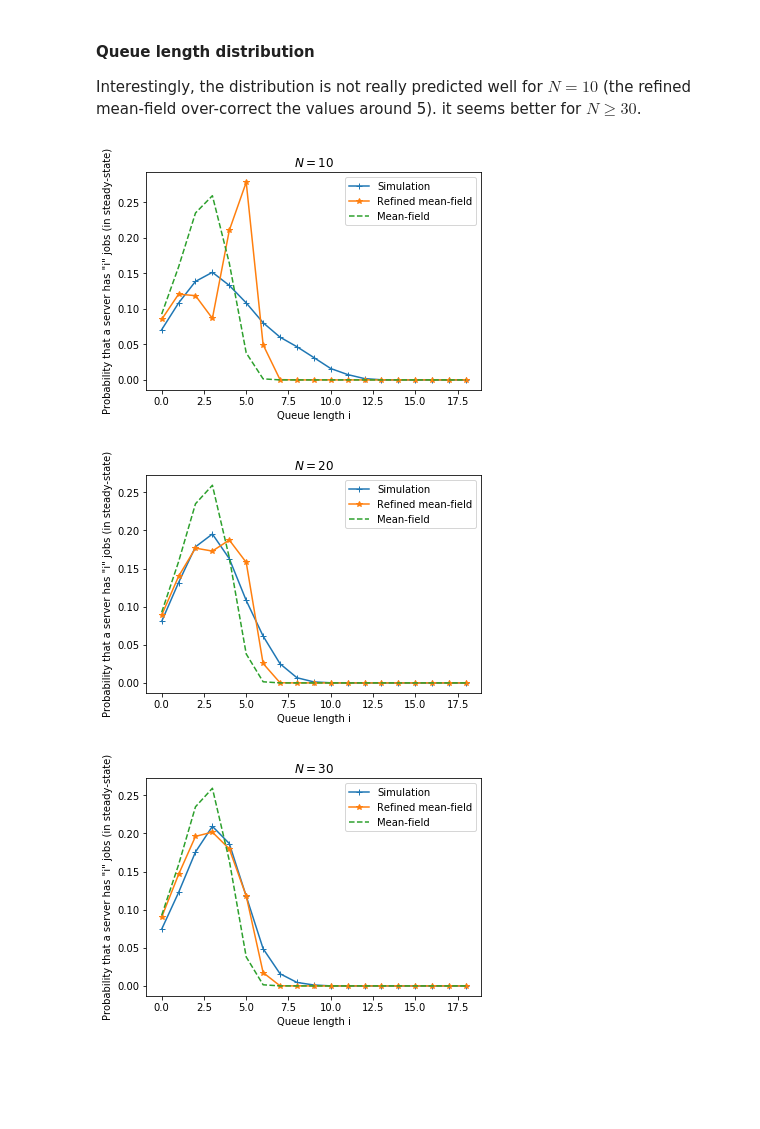
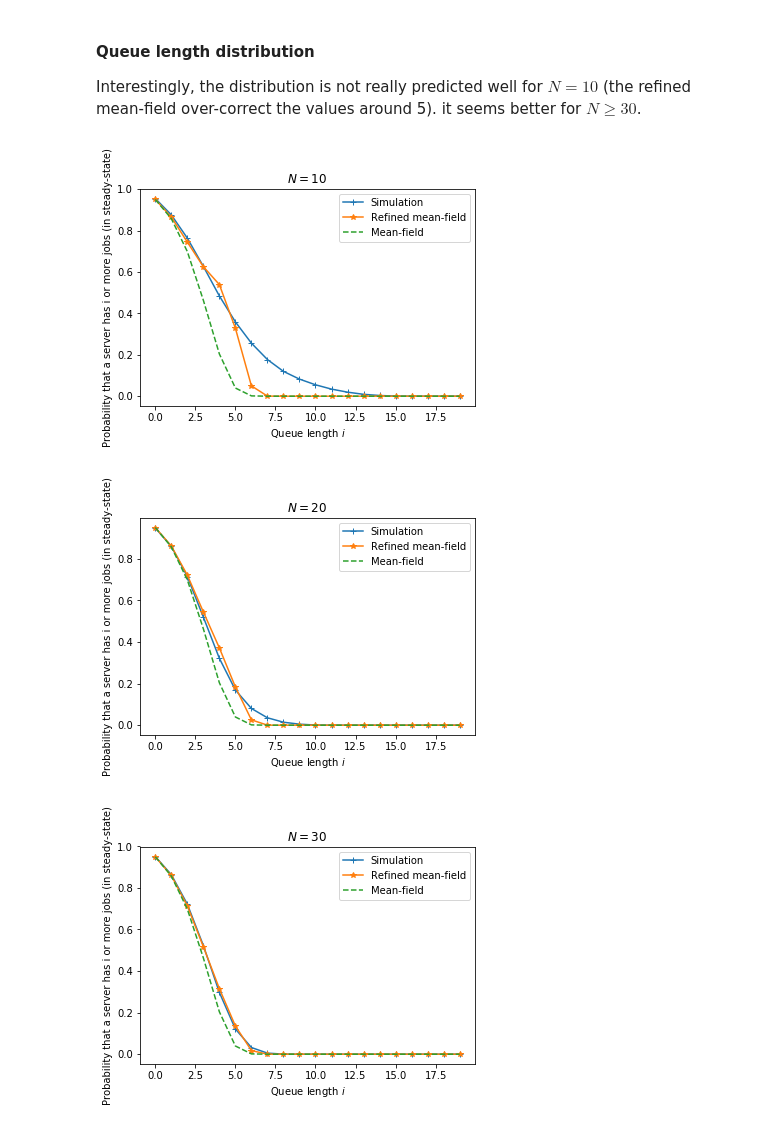
Before and after one commit to josudoncel/rmf_tool, a Jupyter notebook: Example_2choice.ipynb, the cells around one changed output. Cells and saved outputs as stored; diff of their text form; code cells hidden in the pictures; blank space fills up the shorter version.

Commit message:
Cumulative distribution instead of probability distribution (last figures)

```diff
--- a/Example_2choice.ipynb
+++ b/Example_2choice.ipynb
@@ -132,7 +132,7 @@ Xs = {}
 Vs = {}
 Xrmf = {}
 for N in myN:
-    Xs[N],Vs[N] = ddpp.steady_state_simulation(N=N,time=100000/N)
+    %time Xs[N],Vs[N] = ddpp.steady_state_simulation(N=N,time=100000/N)
     Xrmf[N] = x+c/N
     print(N,'done')
 # %% [output]
@@ -166,17 +176,20 @@ for N in myN :
 
 Interestingly, the distribution is not really predicted well for $N=10$ (the refined mean-field over-correct the values around 5).  it seems better for $N\ge30$.
 # %%
-for N in [10,20,30,50,100]:
+for N in myN:
     plt.figure()
     #plt.errorbar(range(K-1),-np.diff(Xs[N]),np.diff(-Vs[N]))
-    plt.plot(-np.diff(Xs[N]),'+-')
-    plt.plot(-np.diff(Xrmf[N]),'*-')
-    plt.plot(-np.diff(x),'--')
+    #plt.plot(-np.diff(Xs[N]),'+-')
+    #plt.plot(-np.diff(Xrmf[N]),'*-')
+    #plt.plot(-np.diff(x),'--')
+    plt.plot((Xs[N]),'+-')
+    plt.plot((Xrmf[N]),'*-')
+    plt.plot((x),'--')
     plt.legend(('Simulation','Refined mean-field','Mean-field'))
-    plt.xlabel('Queue length i')
-    plt.ylabel('Probability that a server has "i" jobs (in steady-state)')
+    plt.xlabel('Queue length $i$')
+    plt.ylabel('Probability that a server has i or more jobs (in steady-state)')
     plt.title('$N={}$'.format(N))
 # %% [output]
-[figure, old version]
+[figure, new version]
-[figure, old version]
+[figure, new version]
-[figure, old version]
+[figure, new version]
```
Also changed, not shown: parts of 5 cells of this notebook.
